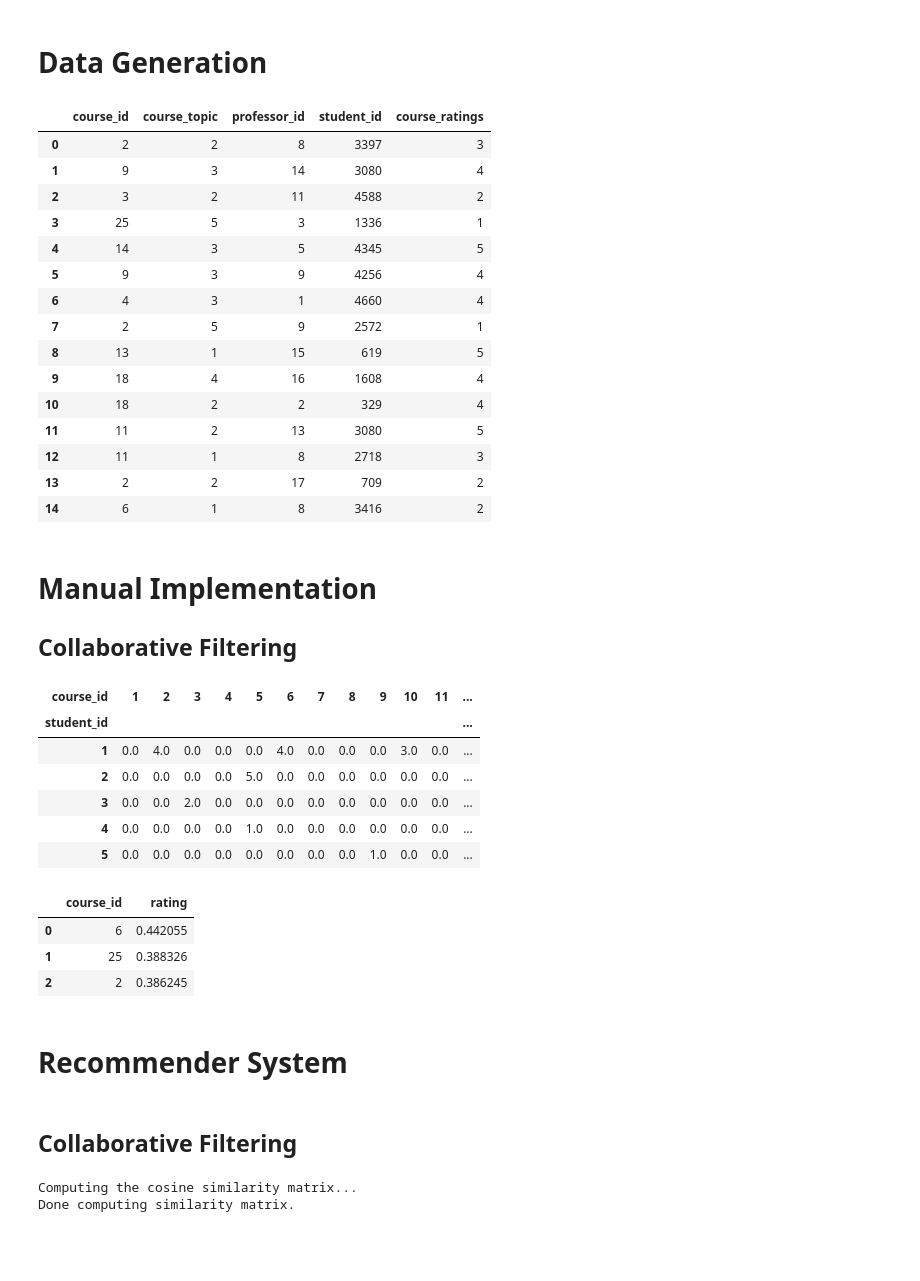
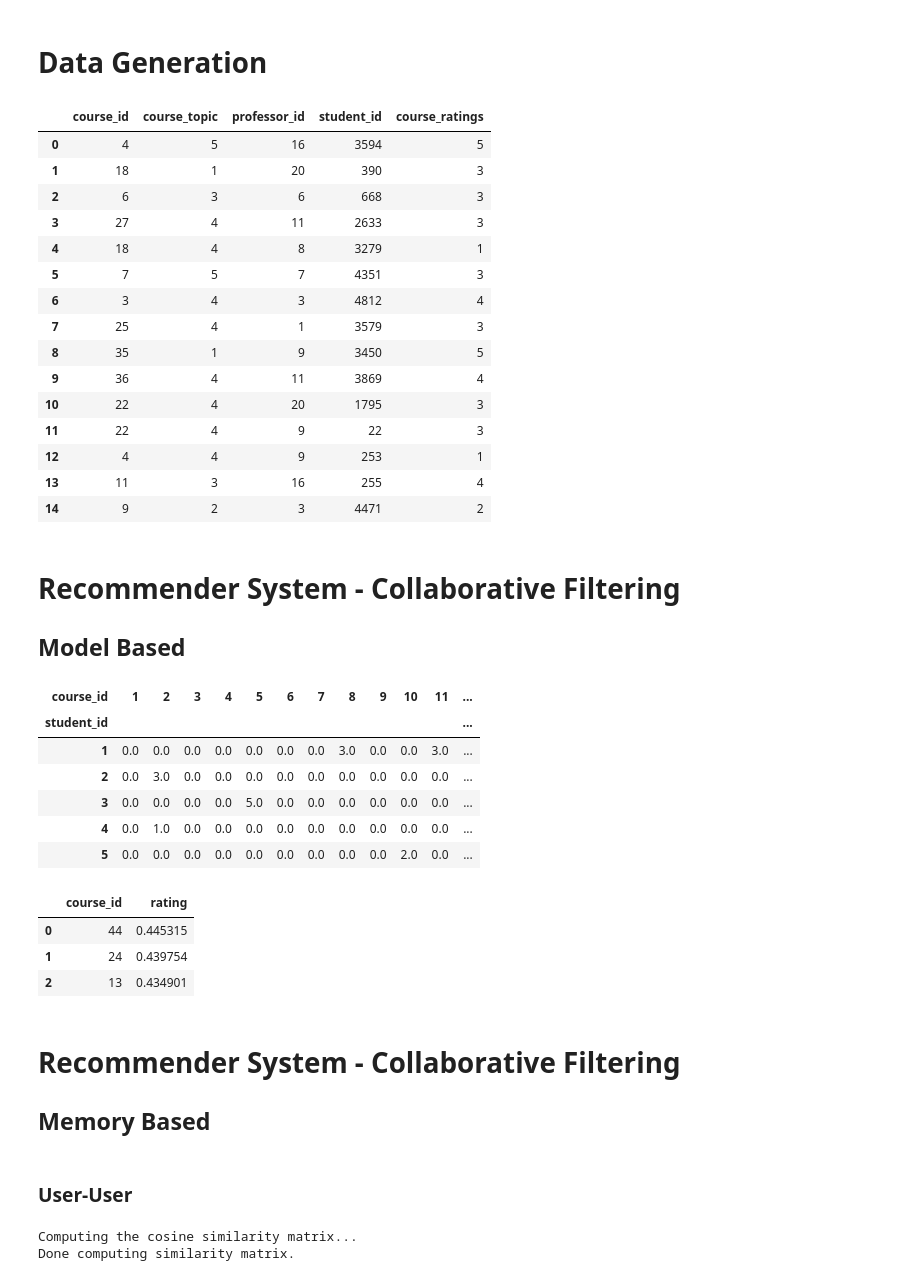
Before and after one commit to Chengalex96/MIE1624-GroupProject, a Jupyter notebook: Part3_RecommenderSystem/MIE1624_RS.ipynb, the cells around one changed output. Cells and saved outputs as stored; diff of their text form; code cells hidden in the pictures; blank space fills up the shorter version.

```diff
--- a/Part3_RecommenderSystem/MIE1624_RS.ipynb
+++ b/Part3_RecommenderSystem/MIE1624_RS.ipynb
@@ -28,63 +35,63 @@ pd.set_option('display.max_colwidth', 1000)
 # Data Generation
 # %%
 # Generate data required for the Recommender System
-def generateData(n_courses=25, n_topics=5, n_professors=20, n_students=5000, size=20000):
+def generateData(n_courses=46, n_topics=5, n_professors=20, n_students=5000, size=20000):
   '''
   This function will generate a dataset with features associated to courses.
   The dataset will have the following columns:
     - course_id (String): Unique identifier for the course
-    - course_topic (Integer): An integer value representing the topic for the book, value is between 1 and 5,
-                              indicating that there are 15 unique topics. Each course can only have 1 topic.
+    - course_topic (Integer): An integer value representing the topic for the course, value is between 1 and 5,
+                              indicating that there are 5 unique topics. Each course can only have 1 topic.
     - professor_id (String): Unique identifier for the professor
     - student_id (String): Unique identifier for the student
     - course_rating (Integer): A value between 0 and 5
 
   params:
     n_courses (Integer): The number of courses in the dataset
     n_topics (Integer): The number of course topics to be chosen from
     n_professors (Integer): Number of professors to be generated
     n_students (Integer): Number of students for the dataset
     size (Integer): The number of rows in the dataset
 
   example:
     data = generateData()
   '''
 
   d = pd.DataFrame(
       {
           'course_id': [randint(1, n_courses) for _ in range(size)],
           'course_topic': [randint(1, n_topics) for _ in range(size)],
           'professor_id': [randint(1, n_professors) for _ in range(size)],
           'student_id': [randint(1, n_students) for _ in range(size)],
           'course_ratings': [randint(1, 5) for _ in range(size)]
       }
   ).drop_duplicates()
 
   return d
 
 random.seed(123)
 raw_data = generateData()
 raw_data.head(15)
 # %% [output]
 |  | course_id | course_topic | professor_id | student_id | course_ratings |
-| 0 | 2 | 2 | 8 | 3397 | 3 |
-| 1 | 9 | 3 | 14 | 3080 | 4 |
-| 2 | 3 | 2 | 11 | 4588 | 2 |
-| 3 | 25 | 5 | 3 | 1336 | 1 |
-| 4 | 14 | 3 | 5 | 4345 | 5 |
-| 5 | 9 | 3 | 9 | 4256 | 4 |
-| 6 | 4 | 3 | 1 | 4660 | 4 |
-| 7 | 2 | 5 | 9 | 2572 | 1 |
-| 8 | 13 | 1 | 15 | 619 | 5 |
-| 9 | 18 | 4 | 16 | 1608 | 4 |
-| 10 | 18 | 2 | 2 | 329 | 4 |
-| 11 | 11 | 2 | 13 | 3080 | 5 |
-| 12 | 11 | 1 | 8 | 2718 | 3 |
-| 13 | 2 | 2 | 17 | 709 | 2 |
-| 14 | 6 | 1 | 8 | 3416 | 2 |
+| 0 | 4 | 5 | 16 | 3594 | 5 |
+| 1 | 18 | 1 | 20 | 390 | 3 |
+| 2 | 6 | 3 | 6 | 668 | 3 |
+| 3 | 27 | 4 | 11 | 2633 | 3 |
+| 4 | 18 | 4 | 8 | 3279 | 1 |
+| 5 | 7 | 5 | 7 | 4351 | 3 |
+| 6 | 3 | 4 | 3 | 4812 | 4 |
+| 7 | 25 | 4 | 1 | 3579 | 3 |
+| 8 | 35 | 1 | 9 | 3450 | 5 |
+| 9 | 36 | 4 | 11 | 3869 | 4 |
+| 10 | 22 | 4 | 20 | 1795 | 3 |
+| 11 | 22 | 4 | 9 | 22 | 3 |
+| 12 | 4 | 4 | 9 | 253 | 1 |
+| 13 | 11 | 3 | 16 | 255 | 4 |
+| 14 | 9 | 2 | 3 | 4471 | 2 |
 # %% [markdown]
-# Manual Implementation
-## Collaborative Filtering
+# Recommender System - Collaborative Filtering
+## Model Based
 # %%
 # Create the sparse student by course matrix for course ratings
 df = raw_data.pivot_table(columns='course_id', index='student_id', values='course_ratings').fillna(0)
@@ -95,11 +102,11 @@ df.head()
 # %% [output]
 | course_id | 1 | 2 | 3 | 4 | 5 | 6 | 7 | 8 | 9 | 10 | 11 | ... |
 | student_id |  |  |  |  |  |  |  |  |  |  |  | ... |
-| 1 | 0.0 | 4.0 | 0.0 | 0.0 | 0.0 | 4.0 | 0.0 | 0.0 | 0.0 | 3.0 | 0.0 | ... |
-| 2 | 0.0 | 0.0 | 0.0 | 0.0 | 5.0 | 0.0 | 0.0 | 0.0 | 0.0 | 0.0 | 0.0 | ... |
-| 3 | 0.0 | 0.0 | 2.0 | 0.0 | 0.0 | 0.0 | 0.0 | 0.0 | 0.0 | 0.0 | 0.0 | ... |
-| 4 | 0.0 | 0.0 | 0.0 | 0.0 | 1.0 | 0.0 | 0.0 | 0.0 | 0.0 | 0.0 | 0.0 | ... |
-| 5 | 0.0 | 0.0 | 0.0 | 0.0 | 0.0 | 0.0 | 0.0 | 0.0 | 1.0 | 0.0 | 0.0 | ... |
+| 1 | 0.0 | 0.0 | 0.0 | 0.0 | 0.0 | 0.0 | 0.0 | 3.0 | 0.0 | 0.0 | 3.0 | ... |
+| 2 | 0.0 | 3.0 | 0.0 | 0.0 | 0.0 | 0.0 | 0.0 | 0.0 | 0.0 | 0.0 | 0.0 | ... |
+| 3 | 0.0 | 0.0 | 0.0 | 0.0 | 5.0 | 0.0 | 0.0 | 0.0 | 0.0 | 0.0 | 0.0 | ... |
+| 4 | 0.0 | 1.0 | 0.0 | 0.0 | 0.0 | 0.0 | 0.0 | 0.0 | 0.0 | 0.0 | 0.0 | ... |
+| 5 | 0.0 | 0.0 | 0.0 | 0.0 | 0.0 | 0.0 | 0.0 | 0.0 | 0.0 | 2.0 | 0.0 | ... |
 # %%
 # Normalize predictions
 def normalizePrediction(pred):
@@ -134,13 +141,14 @@ def collaborativeRecommender(pred_df, student_id, top_rec):
 collaborativeRecommender(pred_df, 1301, 3)
 # %% [output]
 |  | course_id | rating |
-| 0 | 6 | 0.442055 |
-| 1 | 25 | 0.388326 |
-| 2 | 2 | 0.386245 |
+| 0 | 44 | 0.445315 |
+| 1 | 24 | 0.439754 |
+| 2 | 13 | 0.434901 |
 # %% [markdown]
-# Recommender System
+# Recommender System - Collaborative Filtering
+## Memory Based
-# %% [markdown]
-## Collaborative Filtering
+# %% [markdown]
+### User-User
 # %%
 random.seed(123)
 raw_data = generateData()
```
Also changed, not shown: parts of 10 cells of this notebook.
